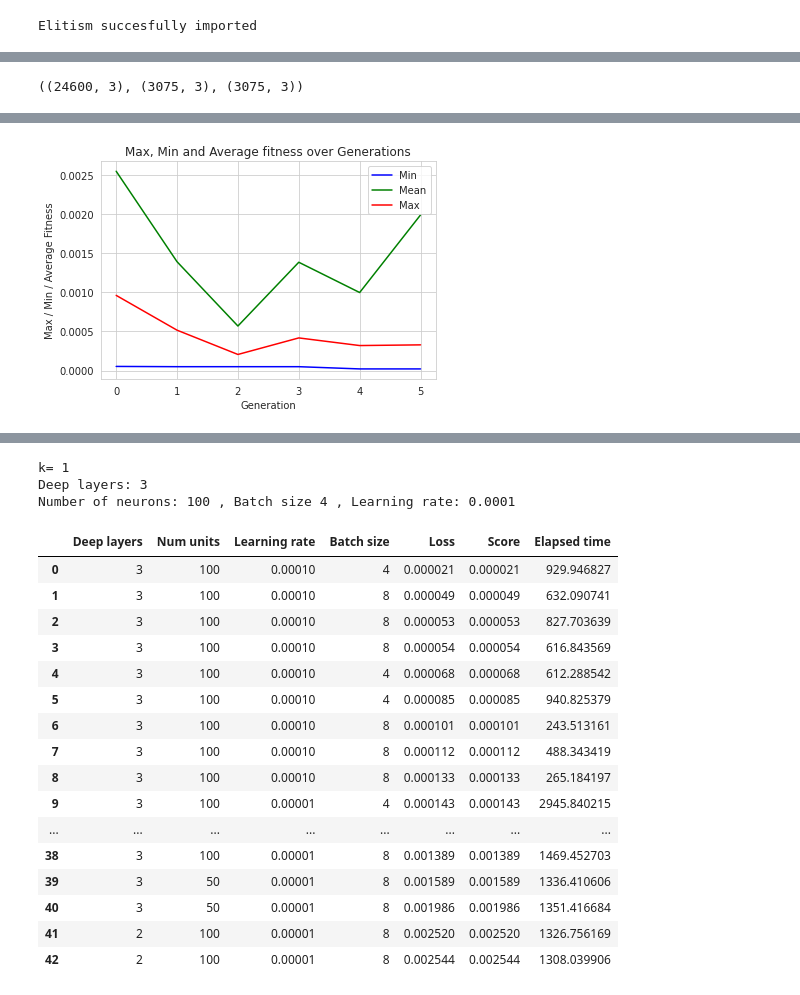
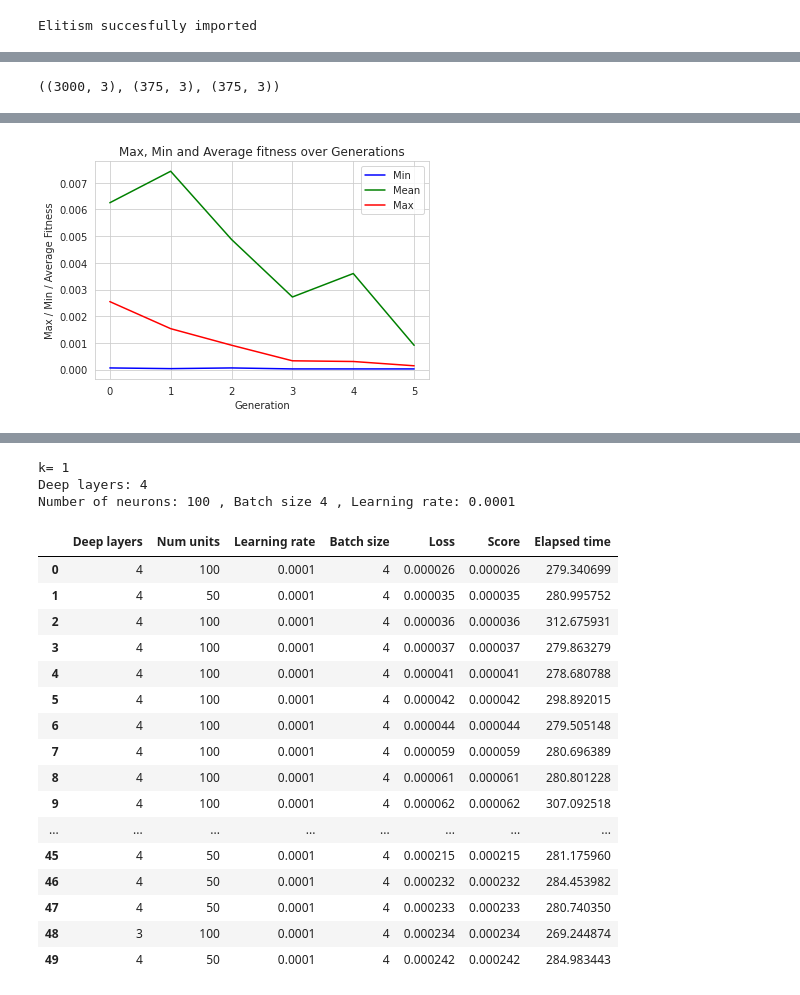
Before and after one commit to igomezv/nnogada, a Jupyter notebook: genetic_hyp_ecs-diff.ipynb, the cells around one changed output, grey strips where cells are left out. Saved outputs shown, nothing was run; the diff lists cells and outputs as text; code cells hidden in the pictures.

```diff
--- a/genetic_hyp_ecs-diff.ipynb
+++ b/genetic_hyp_ecs-diff.ipynb
@@ -59,7 +59,7 @@ def split(X,Y,porcent): #porcent must be between 0 and 1, it is the asigned porc
     Y_learn=np.array(Y_learn)
     return X_learn,Y_learn,X_val,Y_val
 # %%
-O_m=np.arange(0.1,0.51,0.01)
+O_m=np.arange(0.1,0.51,0.1)
 H_0=np.arange(66,81,1)
 t=np.linspace(0,-12,50)
 # %%
@@ -125,16 +125,16 @@ labels=
 split_size = 0.8
 X_train, Y_train, X_test, Y_test = split(X0, Y2, split_size)
 # %%
-SC_DEEP       = np.array([2,3,4])                           # Number of deep layers (8)
+SC_DEEP       = np.array([3,4])                           # Number of deep layers (8)
 SC_NUM_UNITS  = np.array([50,100,200]) # Number of fully conected neurons (16)
-SC_LEARNING   = np.array([1e-5,1e-4,5e-3])   # Learning rates (8)
-SC_BATCH      = np.array([4, 8])                            # Batch sizes (4)
+SC_LEARNING   = np.array([1e-5,1e-4,1e-3])   # Learning rates (8)
+SC_BATCH      = np.array([4, 8,16])                            # Batch sizes (4)
 # SC_ACTIVATION = [f1, f2, f3, f4]                                      # Activation function layers (2)
 
 my_callbacks = [tf.keras.callbacks.EarlyStopping(
                                monitor='val_loss', mode='min',
                                min_delta=0,
-                               patience=10,
+                               patience=100,
                                verbose=1,
                             #    baseline=0,
                                restore_best_weights=1)
@@ -201,7 +201,7 @@ def train_evaluate(ga_individual_solution):
 # %%
 X_train.shape, X_test.shape, X_val.shape
 # %% [output]
-((24600, 3), (3075, 3), (3075, 3))
+((3000, 3), (375, 3), (375, 3))
 # %%
 from deap import tools
 from deap import algorithms
@@ -268,8 +268,8 @@ def eaSimpleWithElitism(population, toolbox, cxpb, mutpb, ngen, stats=None,
 def geneticAlgorithm_with_elitism(population_size, max_generations, gene_length, k):
 
     # Genetic Algorithm constants:
-    P_CROSSOVER = 0.5        # probability for crossover
-    P_MUTATION = 0.5         # probability for mutating an individual
+    P_CROSSOVER = 0.8        # probability for crossover
+    P_MUTATION = 0.2         # probability for mutating an individual
     HALL_OF_FAME_SIZE = 1    # Best individuals that pass to the other generation
 
     # set the random seed:
@@ -330,7 +330,7 @@ def geneticAlgorithm_with_elitism(population_size, max_generations, gene_length,
     best_population = tools.selBest(population,k = k)
     return best_population
 # %%
-population_size = 10   # max of individuals per generation
+population_size = 20   # max of individuals per generation
 max_generations = 5    # number of generations
 gene_length = 4       # lenght of the gene, depends on how many hiperparameters are tested
 k = 1;                 # num. of finalist individuals
@@ -362 +362 @@ Deep layers: 2 , Number of neurons: 100 , Learning rate: 1e-05
-[figure, old version]
+[figure, new version]
@@ -390,7 +390,7 @@ for bi in best_population:
     print('Number of neurons:', best_num_units[-1], ', Batch size', best_batch_size[-1], ', Learning rate:', best_learning_rate[-1])
 # %% [output]
 k= 1
-Deep layers: 3
+Deep layers: 4
 Number of neurons: 100 , Batch size 4 , Learning rate: 0.0001
 # %%
 filename = "historial_genetic_ecsdiff.txt"
@@ -402,22 +402,22 @@ df.to_csv(filename, header=True, index=False, sep='\t', mode='w') # a=append, w=
 df.head(50)
 # %% [output]
 |  | Deep layers | Num units | Learning rate | Batch size | Loss | Score | Elapsed time |
-| 0 | 3 | 100 | 0.00010 | 4 | 0.000021 | 0.000021 | 929.946827 |
-| 1 | 3 | 100 | 0.00010 | 8 | 0.000049 | 0.000049 | 632.090741 |
-| 2 | 3 | 100 | 0.00010 | 8 | 0.000053 | 0.000053 | 827.703639 |
-| 3 | 3 | 100 | 0.00010 | 8 | 0.000054 | 0.000054 | 616.843569 |
-| 4 | 3 | 100 | 0.00010 | 4 | 0.000068 | 0.000068 | 612.288542 |
-| 5 | 3 | 100 | 0.00010 | 4 | 0.000085 | 0.000085 | 940.825379 |
-| 6 | 3 | 100 | 0.00010 | 8 | 0.000101 | 0.000101 | 243.513161 |
-| 7 | 3 | 100 | 0.00010 | 8 | 0.000112 | 0.000112 | 488.343419 |
-| 8 | 3 | 100 | 0.00010 | 8 | 0.000133 | 0.000133 | 265.184197 |
-| 9 | 3 | 100 | 0.00001 | 4 | 0.000143 | 0.000143 | 2945.840215 |
+| 0 | 4 | 100 | 0.0001 | 4 | 0.000026 | 0.000026 | 279.340699 |
+| 1 | 4 | 50 | 0.0001 | 4 | 0.000035 | 0.000035 | 280.995752 |
+| 2 | 4 | 100 | 0.0001 | 4 | 0.000036 | 0.000036 | 312.675931 |
+| 3 | 4 | 100 | 0.0001 | 4 | 0.000037 | 0.000037 | 279.863279 |
+| 4 | 4 | 100 | 0.0001 | 4 | 0.000041 | 0.000041 | 278.680788 |
+| 5 | 4 | 100 | 0.0001 | 4 | 0.000042 | 0.000042 | 298.892015 |
+| 6 | 4 | 100 | 0.0001 | 4 | 0.000044 | 0.000044 | 279.505148 |
+| 7 | 4 | 100 | 0.0001 | 4 | 0.000059 | 0.000059 | 280.696389 |
+| 8 | 4 | 100 | 0.0001 | 4 | 0.000061 | 0.000061 | 280.801228 |
+| 9 | 4 | 100 | 0.0001 | 4 | 0.000062 | 0.000062 | 307.092518 |
 | ... | ... | ... | ... | ... | ... | ... | ... |
-| 38 | 3 | 100 | 0.00001 | 8 | 0.001389 | 0.001389 | 1469.452703 |
-| 39 | 3 | 50 | 0.00001 | 8 | 0.001589 | 0.001589 | 1336.410606 |
-| 40 | 3 | 50 | 0.00001 | 8 | 0.001986 | 0.001986 | 1351.416684 |
-| 41 | 2 | 100 | 0.00001 | 8 | 0.002520 | 0.002520 | 1326.756169 |
-| 42 | 2 | 100 | 0.00001 | 8 | 0.002544 | 0.002544 | 1308.039906 |
+| 45 | 4 | 50 | 0.0001 | 4 | 0.000215 | 0.000215 | 281.175960 |
+| 46 | 4 | 50 | 0.0001 | 4 | 0.000232 | 0.000232 | 284.453982 |
+| 47 | 4 | 50 | 0.0001 | 4 | 0.000233 | 0.000233 | 280.740350 |
+| 48 | 3 | 100 | 0.0001 | 4 | 0.000234 | 0.000234 | 269.244874 |
+| 49 | 4 | 50 | 0.0001 | 4 | 0.000242 | 0.000242 | 284.983443 |
 # %%
 total_time = float(np.sum(df[["Elapsed time"]])/60)
 
```
Also changed, not shown: parts of 3 cells of this notebook, 1 other file.
